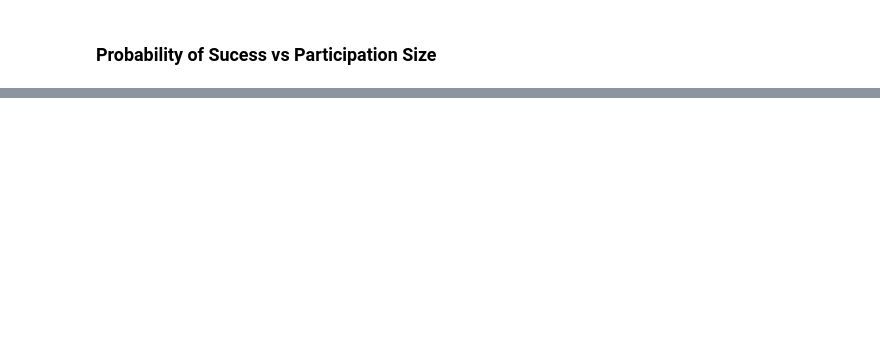
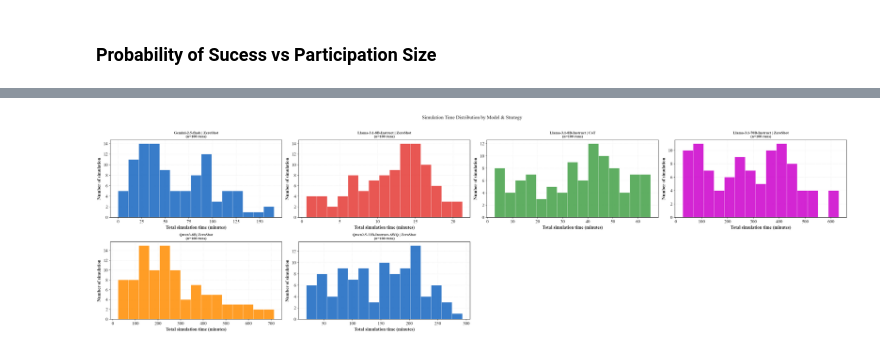
Before and after one commit to mahnoor-khalid9/abm_llm_nonviolence, a Jupyter notebook: Analysis/model_logs.ipynb, the cells around one changed output, grey strips where cells are left out. Drawn from its saved outputs; the diff is of its cells as text; code cells hidden in the pictures; blank space fills up the shorter version.

```diff
--- a/Analysis/model_logs.ipynb
+++ b/Analysis/model_logs.ipynb
@@ -997,0 +1031,90 @@ else:
+# %%
+import pandas as pd
+import matplotlib.pyplot as plt
+import glob
+import re
+from pathlib import Path
+
+PROJECT_ROOT = Path.cwd().parent
+
+CONFIGS = [
+    {
+        "label":   "Gemini-2.5-flash | ZeroShot",
+        "csv_dir": PROJECT_ROOT / "SimulationLogs" / "gemini-2.5-flash" / "ZeroShot"
+                   / "stateful" / "vision-4" / "ModelLogging" / "structured" / "ModelLogs",
+    },
+    {
+        "label":   "Llama-3.1-8B-Instruct | ZeroShot",
+        "csv_dir": PROJECT_ROOT / "SimulationLogs" / "llama3.1-8B-Instruct_ZeroShot" / "ZeroShot"
+                   / "stateful" / "vision-4" / "ModelLogging" / "structured" / "ModelLogs",
+    },
+    {
+        "label":   "Llama-3.1-8B-Instruct | CoT",
+        "csv_dir": PROJECT_ROOT / "SimulationLogs" / "llama3.1-8B-Instruct_CoT-v1" / "CoT"
+                   / "stateful" / "vision-4" / "ModelLogging" / "structured" / "ModelLogs",
+    },
+    {
+        "label":   "Llama-3.1-70B-Instruct | ZeroShot",
+        "csv_dir": PROJECT_ROOT / "SimulationLogs" / "llama-3.1-70B-Instruct-AWQ-INT4_ZeroShot" / "ZeroShot"
+                   / "stateful" / "vision-4" / "ModelLogging" / "structured" / "ModelLogs",
+    },
+    {
+        "label":   "Qwen3-8B| ZeroShot",
+        "csv_dir": PROJECT_ROOT / "SimulationLogs" / "qwen3-8B_ZeroShot" / "ZeroShot"
+                   / "stateful" / "vision-4" / "ModelLogging" / "structured" / "ModelLogs",
+    },
+    {
+        "label":   "Qwen2.5-32B-Instruct-AWQ | ZeroShot",
+        "csv_dir": PROJECT_ROOT / "SimulationLogs" / "Qwen2.5-32B-Instruct-AWQ_ZeroShot" / "ZeroShot"
+                   / "stateful" / "vision-4" / "ModelLogging" / "structured" / "ModelLogs",
+    },
+]
+
+SIM_COLORS = ["#1565C0", "#E53935", "#43A047", "#CC00CC", "#FF8C00"]
+
+# ── Layout ───────────────────────────────────────────────────────────────────
+COLS = 4
+n    = len(CONFIGS)
+rows = (n + COLS - 1) // COLS          # ceil division → enough rows
+
+fig, axes = plt.subplots(rows, COLS, figsize=(7 * COLS, 4 * rows))
+axes = axes.flatten()                  # always a flat list, easy to index
+
+# ── Per-config histogram ──────────────────────────────────────────────────────
+for i, cfg in enumerate(CONFIGS):
+    ax    = axes[i]
+    color = SIM_COLORS[i % len(SIM_COLORS)]
+
+    pattern = str(cfg["csv_dir"] / "model_state_v*.csv")
+    files   = sorted(glob.glob(pattern))
+
+    total_mins = []
+    for path_str in files:
+        df = pd.read_csv(path_str)
+        if not df.empty and "elapsed_s" in df.columns:
+            total_mins.append(df["elapsed_s"].sum() / 60)
+
+    if total_mins:
+        ax.hist(total_mins, bins=15, color=color, edgecolor="white",
+                linewidth=0.6, alpha=0.85)
+        # ax.set_title(f"{cfg['label']}\n(n={len(total_mins)} runs)", fontsize=10)
+        ax.set_title(f"{cfg['label']}\n(n=100 runs)", fontsize=10, weight="bold")
+
+    else:
+        ax.text(0.5, 0.5, "No data found", ha="center", va="center",
+                transform=ax.transAxes, color="gray", fontsize=11)
+        ax.set_title(cfg["label"], fontsize=10, weight="bold")
+
+    ax.set_xlabel("Total simulation time (minutes)", weight="bold")
+    ax.set_ylabel("Number of simulation", weight="bold")
+    ax.grid(axis='y', linestyle='--', alpha=0.5)
+
+# ── Hide any leftover empty subplots ─────────────────────────────────────────
+for j in range(n, len(axes)):
+    axes[j].set_visible(False)
+
+fig.suptitle("Simulation Time Distribution by Model & Strategy", fontsize=13, y=1.02)
+plt.tight_layout()
+plt.show()
+# %% [output]
+[figure, added]
```
Also changed, not shown: parts of 28 cells of this notebook, 4 other files.
